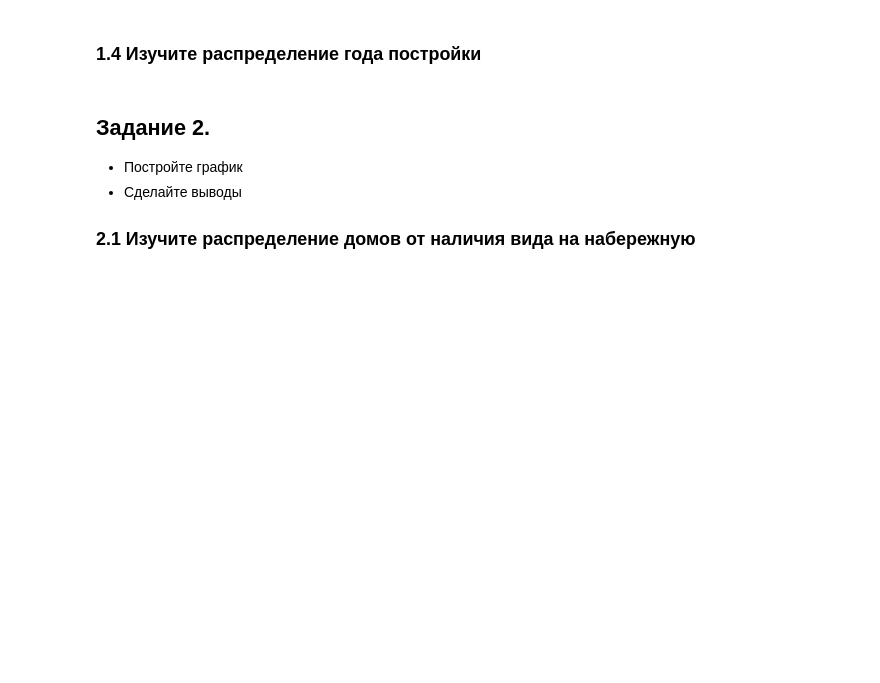
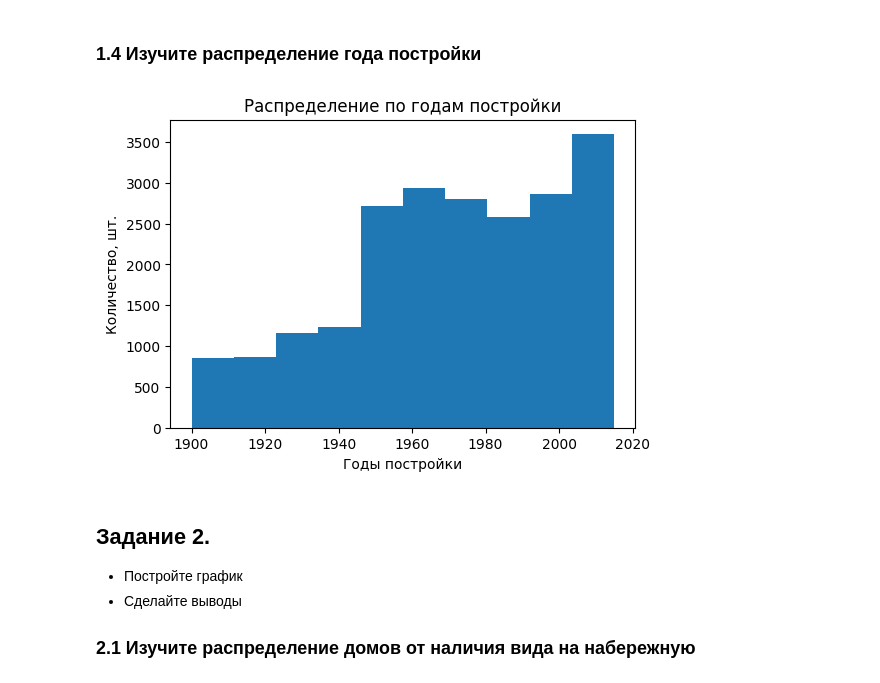
Before and after one commit to LeshiyOleg/HW_Python_in_Analytics, a Jupyter notebook: Homework_Seminar_4.ipynb, the cells around one changed output. Cells and saved outputs as stored; diff of their text form; code cells hidden in the pictures; blank space fills up the shorter version.

```diff
--- a/Homework_Seminar_4.ipynb
+++ b/Homework_Seminar_4.ipynb
@@ -28,5 +47,13 @@ df.head()
 # %% [markdown]
 ### 1.4 Изучите распределение года постройки
+# %%
+plt.figure(figsize=(6, 4))
+plt.hist(df['yr_built'])
+plt.title('Распределение по годам постройки')
+plt.xlabel('Годы постройки')
+plt.ylabel('Количество, шт.');
+# %% [output]
+[figure, added]
 # %% [markdown]
 ## Задание 2.
 - Постройте график
```
Also changed, not shown: parts of 18 cells of this notebook, 2 other files.
